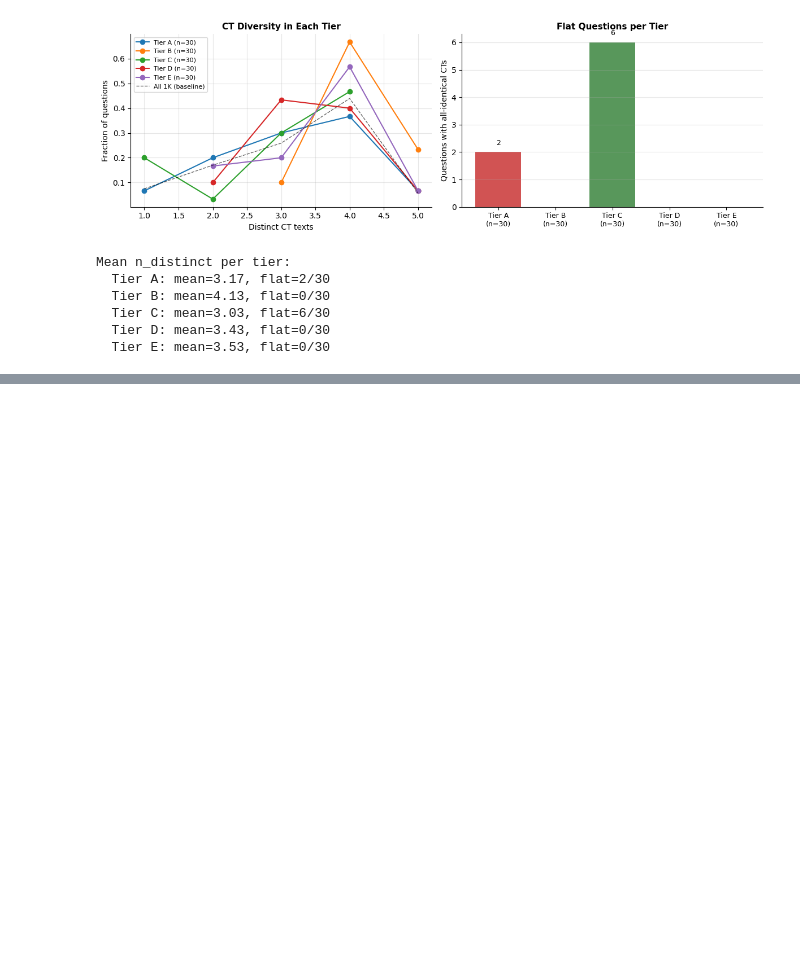
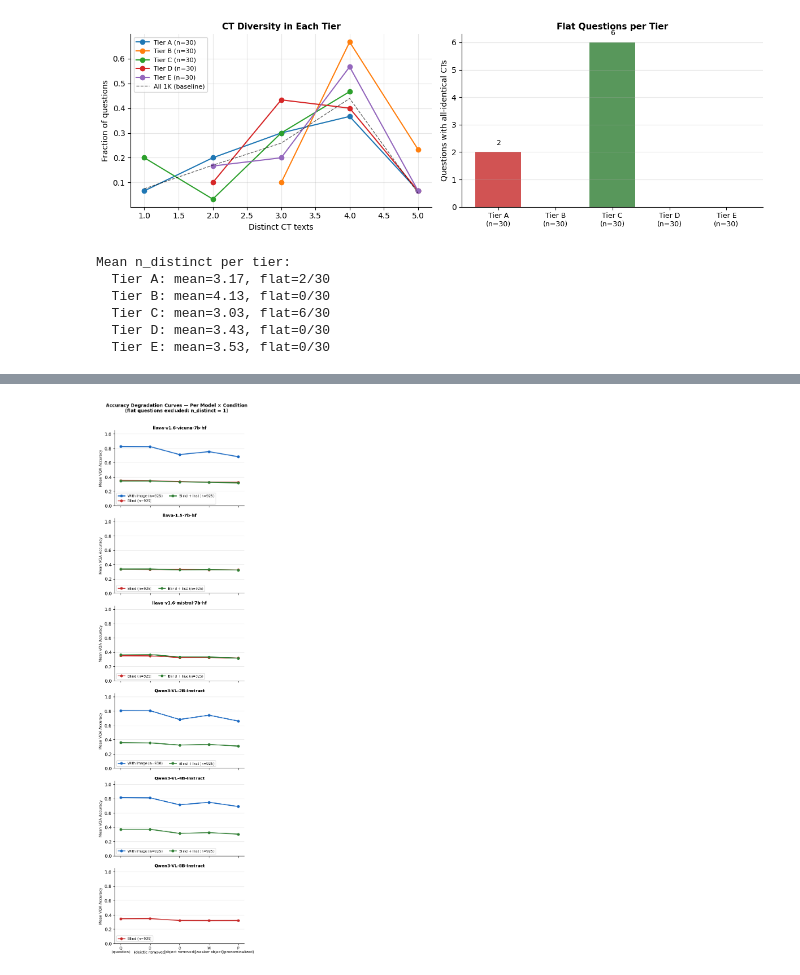
Before and after one commit to unolop/HPA, a Jupyter notebook: analysis/notebook/control_overlap.ipynb, the cells around one changed output, grey strips where cells are left out. Saved outputs shown, nothing was run; the diff lists cells and outputs as text; code cells hidden in the pictures; blank space fills up the shorter version.

```diff
--- a/analysis/notebook/control_overlap.ipynb
+++ b/analysis/notebook/control_overlap.ipynb
@@ -532,0 +545,20 @@ Mean n_distinct per tier:
+# %%
+import re as _re
+import pandas as pd
+
+# Cross-tabs: fraction of deictic_changed and flat per semantic group
+ctrl_df['deictic_changed'] = ctrl_df['question'].str.lower() != ctrl_df['deictic_removed'].str.lower()
+
+print('=== deictic_changed rate by op ===')
+dc_op = ctrl_df.groupby('op')['deictic_changed'].mean().sort_values(ascending=False)
+print(dc_op.map(lambda v: f'{v*100:.1f}%').to_string())
+
+print('\n=== deictic_changed rate by w (question word) ===')
+dc_w = ctrl_df.groupby('w')['deictic_changed'].mean().sort_values(ascending=False)
+print(dc_w.map(lambda v: f'{v*100:.1f}%').to_string())
+
+print('\n=== flat rate by op ===')
+flat_op = ctrl_df.groupby('op').apply(lambda g: (g['n_distinct']==1).mean()).sort_values(ascending=False)
+print(flat_op.map(lambda v: f'{v*100:.1f}%').to_string())
+
+print('\nConclusion: no semantic cluster cleanly tracks either group.')
@@ -532,0 +652,60 @@ Mean n_distinct per tier:
+# %%
+import matplotlib.pyplot as plt
+import numpy as np
+
+CT_TICK = ['Q', 'D', 'O', 'W', 'P']
+COND_COLOR = {'_control': '#1565c0', '_control_blind': '#c62828', '_control_inst_blind': '#2e7d32'}
+
+for metric, data, ylabel, ylim in [
+    ('Accuracy',    acc_data,  'Mean VQA Accuracy',         (0, 1.05)),
+    ('Confidence',  conf_data, 'Mean Sum Log-Prob (≤ 0)',   None),
+]:
+    all_models_ordered = ['llava-v1.6-vicuna-7b-hf', 'llava-1.5-7b-hf', 'llava-v1.6-mistral-7b-hf',
+                          'Qwen3-VL-2B-Instruct', 'Qwen3-VL-4B-Instruct', 'Qwen3-VL-8B-Instruct']
+    model_order = [m for m in all_models_ordered
+                   if any(m in data.get(c, {}) for c in COND_MODELS)]
+    n_models = len(model_order)
+
+    fig, axes = plt.subplots(n_models, 1, figsize=(5, 2.8 * n_models), sharex=True)
+    if n_models == 1:
+        axes = [axes]
+
+    for ax, model in zip(axes, model_order):
+        for cond in COND_MODELS:
+            if model not in data.get(cond, {}):
+                continue
+            df      = data[cond][model]
+            df_filt = df[df['n_distinct'] > 1]
+            color   = COND_COLOR[cond]
+            label   = COND_LABEL[cond]
+            n       = len(df_filt)
+
+            means = [df_filt[ct].mean() for ct in CT5]
+            ax.plot(range(5), means, color=color, lw=2, marker='o', ms=5,
+                    label=f'{label} (n={n})')
+
+        ax.set_ylabel(ylabel, fontsize=8)
+        ax.set_title(model, fontsize=9, fontweight='bold', pad=3)
+        ax.set_xticks(range(5))
+        if ylim:
+            ax.set_ylim(*ylim)
+        ax.grid(axis='y', alpha=0.3)
+        ax.spines[['top', 'right']].set_visible(False)
+        ax.legend(fontsize=7.5, ncol=2, loc='lower left' if metric == 'Accuracy' else 'upper right')
+
+    axes[-1].set_xticklabels(
+        [f'{s}\n({CT5[i].replace("_", " ")})' for i, s in enumerate(CT_TICK)],
+        fontsize=8
+    )
+    note = '  (log-prob values are negative; closer to 0 = more confident)' if metric == 'Confidence' else ''
+    fig.suptitle(
+        f'{metric} Degradation Curves — Per Model × Condition{note}\n'
+        f'(flat questions excluded: n_distinct = 1)',
+        fontsize=10, fontweight='bold', y=1.005
+    )
+    plt.tight_layout()
+    plt.savefig(f'{FIGURES_DIR}/ctrl_per_model_{metric.lower()}_curves.png', dpi=150, bbox_inches='tight')
+    plt.show()
+    print()
+# %% [output]
+[figure, added]
```
Also changed, not shown: parts of 7 cells of this notebook, 25 other files.
